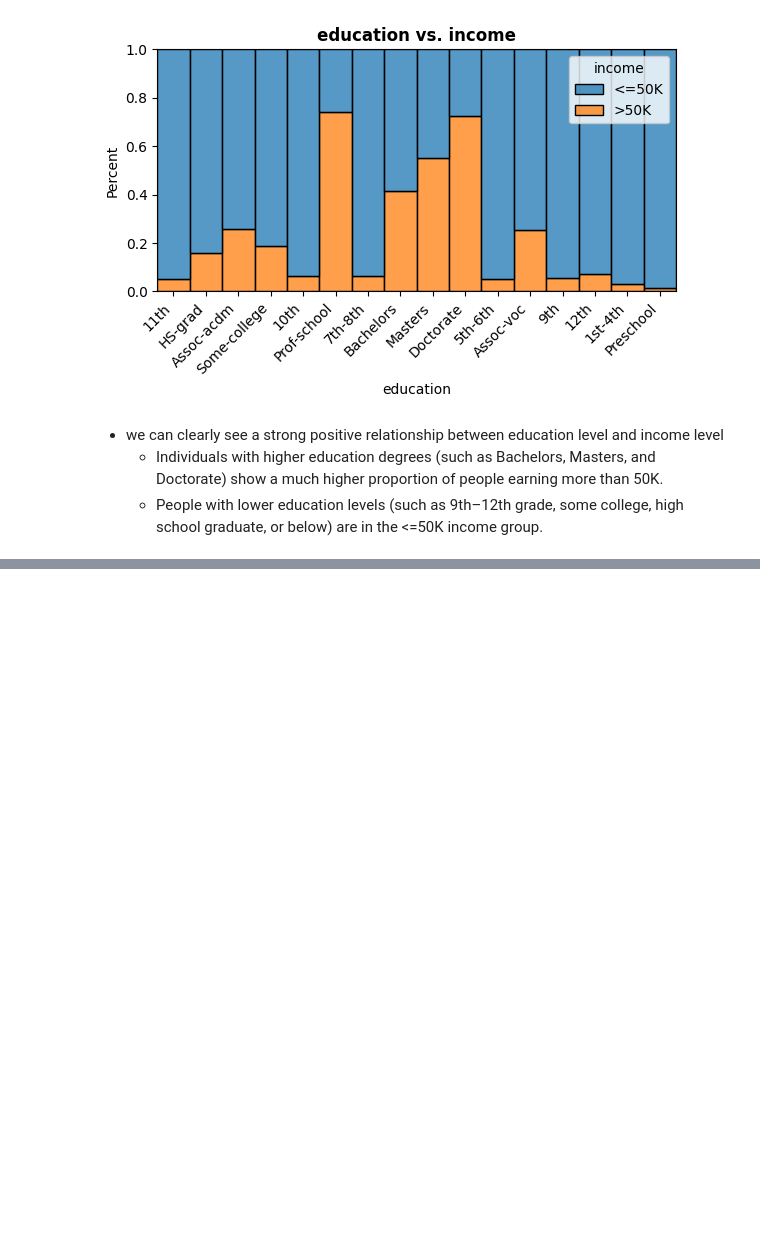
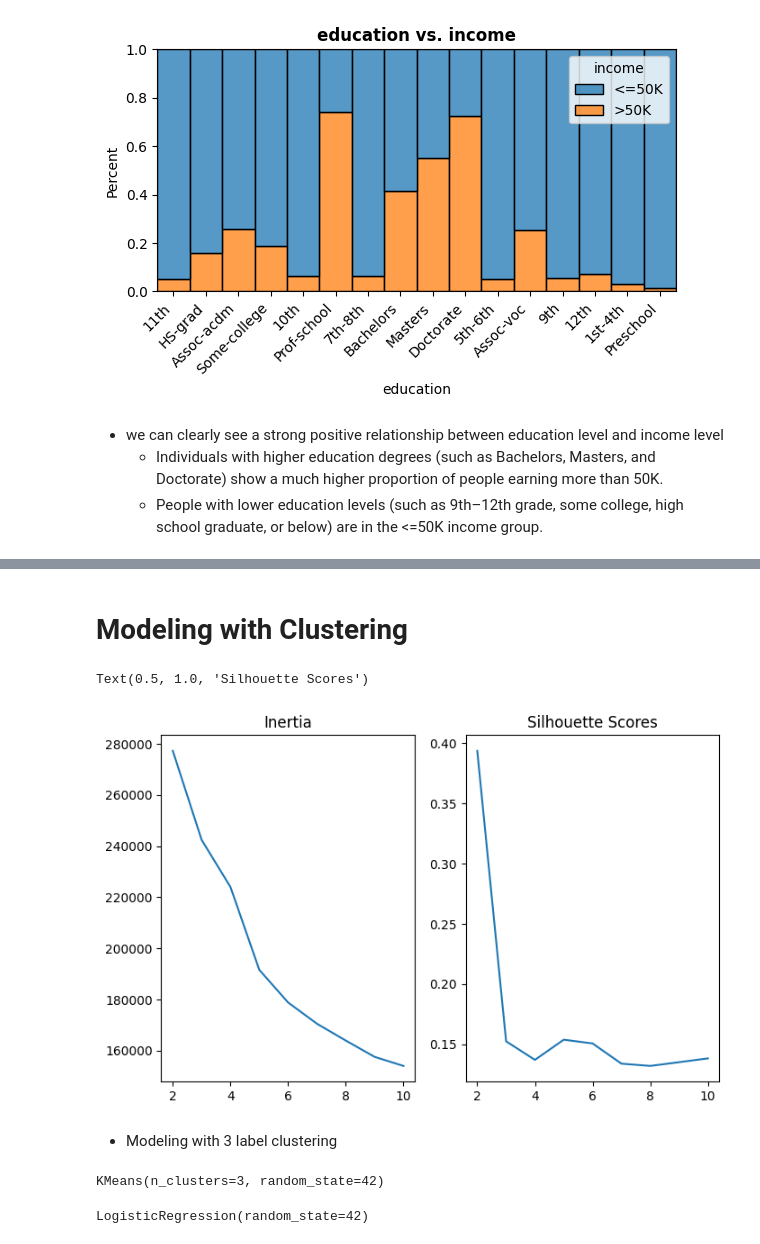
Before and after one commit to SuheirJammal/Adult_Income_Prediction_Analysis, a Jupyter notebook: Adult_Income_Analysis_Prediction.ipynb, the cells around one changed output, grey strips where cells are left out. Saved outputs shown, nothing was run; the diff lists cells and outputs as text; code cells hidden in the pictures; blank space fills up the shorter version.

```diff
--- a/Adult_Income_Analysis_Prediction.ipynb
+++ b/Adult_Income_Analysis_Prediction.ipynb
@@ -715,0 +841,31 @@ warnings.filterwarnings('ignore')
+# %% [markdown]
+# Modeling with Clustering
+# %%
+X_train_tf = preprocessor.fit_transform(X_train)
+X_test_tf = preprocessor.transform(X_test)
+# %%
+
+inertia = []
+silh = []
+for k in range(2, 11):
+  kmeans = KMeans(n_clusters=k, n_init='auto', random_state=42)
+  kmeans.fit(X_train_tf)
+  inertia.append(kmeans.inertia_)
+  silh.append(silhouette_score(X_train_tf, kmeans.labels_))
+# %%
+
+fig, ax = plt.subplots(1, 2, figsize = (8,5))
+sns.lineplot(x = range(2, 11), y = inertia, ax = ax[0])
+sns.lineplot(x = range(2, 11), y = silh, ax = ax[1])
+ax[0].set_title('Inertia')
+ax[1].set_title('Silhouette Scores')
+# %% [output]
+Text(0.5, 1.0, 'Silhouette Scores')
+[figure, added]
+# %% [markdown]
+- Modeling with 3 label clustering
+# %%
+kmeans = KMeans(n_clusters=3, n_init='auto', random_state=42)
+kmeans.fit(X_train_tf)
+# %% [output]
+KMeans(n_clusters=3, random_state=42)
@@ -715,0 +886,6 @@ warnings.filterwarnings('ignore')
+# %%
+lgReg_cluster = LogisticRegression(random_state=42)
+#modeling
+lgReg_cluster.fit(X_train_clustered_sm,y_train_clustered_sm)
+# %% [output]
+LogisticRegression(random_state=42)
```
Also changed, not shown: parts of 58 cells of this notebook.
